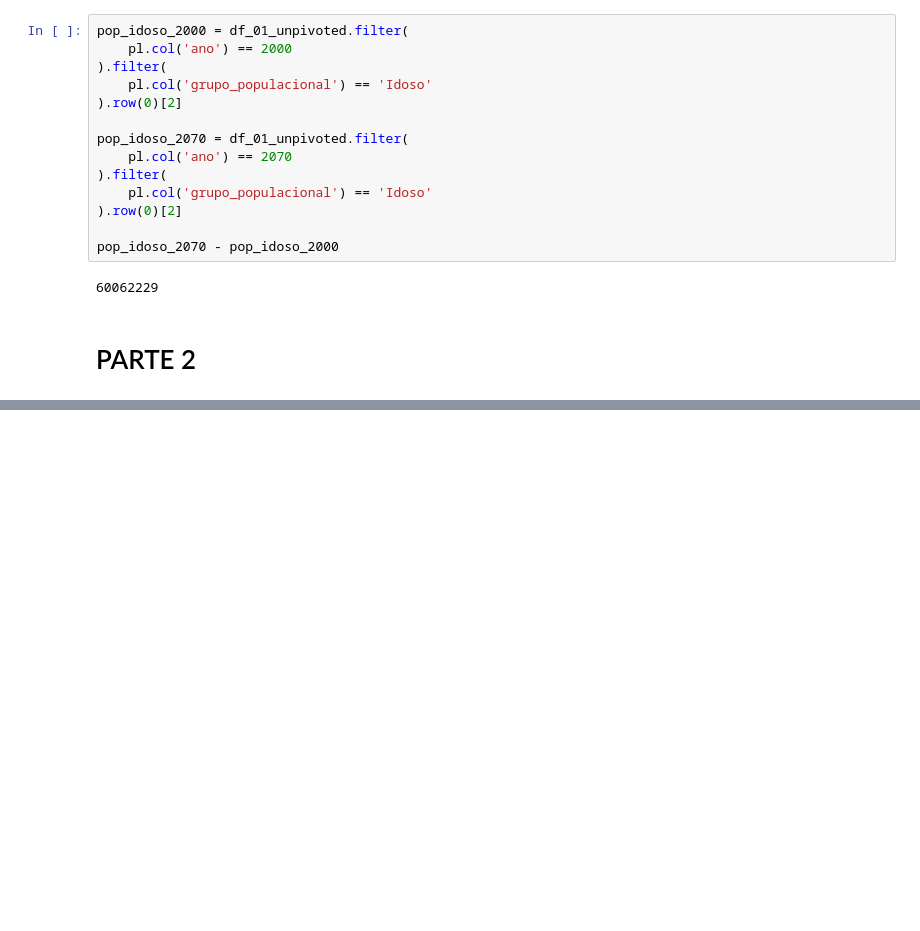
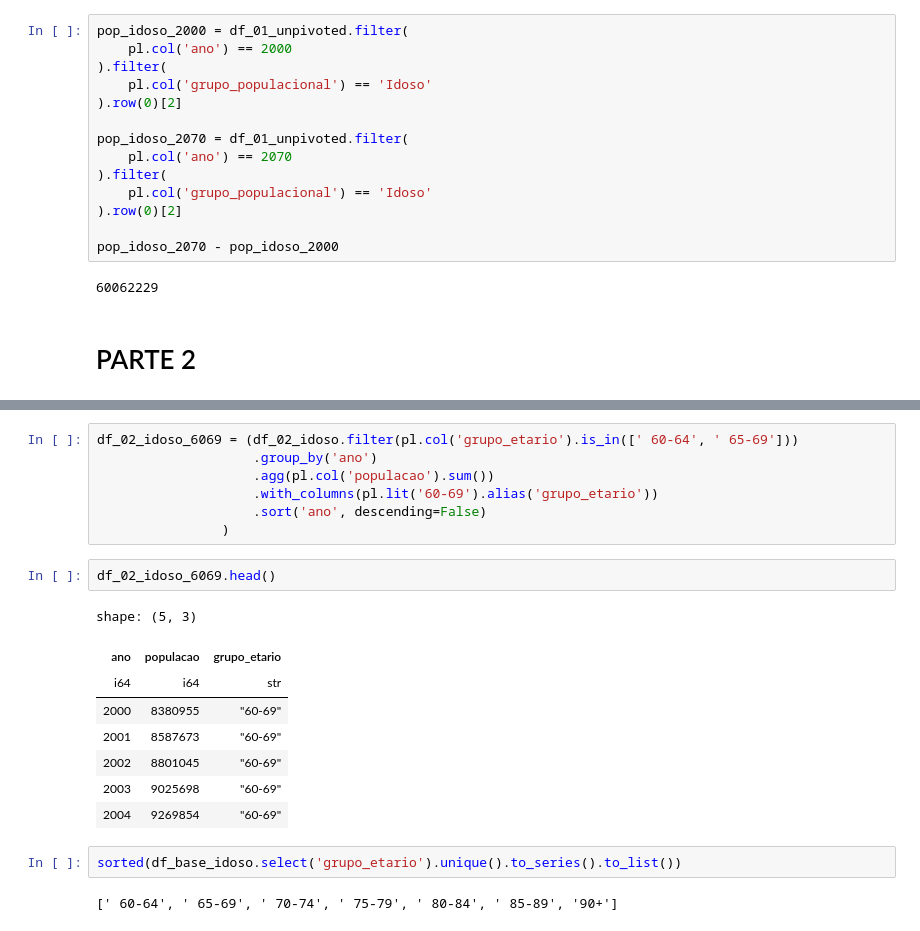
Before and after one commit to LazaroDamasceno/Analise-Dados-com-Python, a Jupyter notebook: ibge/projecao_populacao/projecao_populacao_jovem_idosa.ipynb, the cells around one changed output, grey strips where cells are left out. Cells and saved outputs as stored; diff of their text form; blank space fills up the shorter version.

```diff
--- a/ibge/projecao_populacao/projecao_populacao_jovem_idosa.ipynb
+++ b/ibge/projecao_populacao/projecao_populacao_jovem_idosa.ipynb
@@ -288,0 +327,22 @@ pop_idoso_2070 - pop_idoso_2000
+# %%
+df_02_idoso_6069 = (df_02_idoso.filter(pl.col('grupo_etario').is_in([' 60-64', ' 65-69']))
+                    .group_by('ano')
+                    .agg(pl.col('populacao').sum())
+                    .with_columns(pl.lit('60-69').alias('grupo_etario'))
+                    .sort('ano', descending=False)
+                )
+# %%
+df_02_idoso_6069.head()
+# %% [output]
+shape: (5, 3)
+| ano | populacao | grupo_etario |
+| i64 | i64 | str |
+| 2000 | 8380955 | "60-69" |
+| 2001 | 8587673 | "60-69" |
+| 2002 | 8801045 | "60-69" |
+| 2003 | 9025698 | "60-69" |
+| 2004 | 9269854 | "60-69" |
+# %%
+sorted(df_base_idoso.select('grupo_etario').unique().to_series().to_list())
+# %% [output]
+[' 60-64', ' 65-69', ' 70-74', ' 75-79', ' 80-84', ' 85-89', '90+']
```
Also changed, not shown: parts of 15 cells of this notebook, 2 other files.
